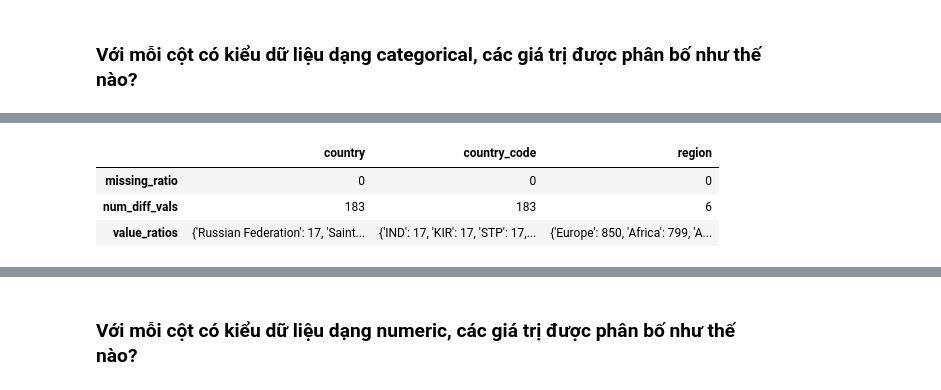
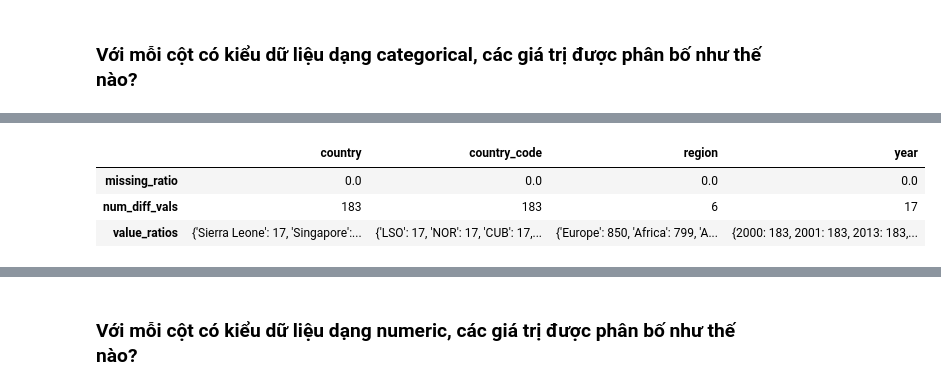
Before and after one commit to XQuyTran/Final_Project_LTKHDL, a Jupyter notebook: Final_file.ipynb, the cells around one changed output, grey strips where cells are left out. Saved outputs shown, nothing was run; the diff lists cells and outputs as text; code cells hidden in the pictures.

```diff
--- a/Final_file.ipynb
+++ b/Final_file.ipynb
@@ -5,9 +21,8 @@
 # %%
 import pandas as pd
 import numpy as np
-import re
 import matplotlib.pyplot as plt
 import seaborn as sns
-import warnings
-warnings.filterwarnings("ignore")
 import statsmodels.api as sm
+
+pd.set_option("display.max_columns", None)
@@ -14,5 +38,5 @@ import statsmodels.api as sm
 # %%
-data_df = pd.read_csv('who_life_exp.csv')
+data_df = pd.read_csv('Data/who_life_exp.csv')
 # %%
 data_df.head()
 # %% [output]
@@ -116,15 +163,16 @@ memory usage: 777.9+ KB
 # %%
 df_categorical = data_df.select_dtypes(include = 'object')
+df_categorical = pd.concat([df_categorical,data_df['year']],axis=1)
 def missing_ratio(series):
-  return series.isna().mean()
+    return series.isna().mean() * 100
 def num_diff_vals(series):
-  return series.nunique()
+    return series.nunique()
 def value_ratios(series):
-  return dict((series.value_counts()))
+    return dict((series.value_counts()))
 cate_col_profiles_df = df_categorical.agg([missing_ratio,num_diff_vals,value_ratios])
 cate_col_profiles_df
 # %% [output]
-|  | country | country_code | region |
-| missing_ratio | 0 | 0 | 0 |
-| num_diff_vals | 183 | 183 | 6 |
-| value_ratios | {'Russian Federation': 17, 'Saint... | {'IND': 17, 'KIR': 17, 'STP': 17,... | {'Europe': 850, 'Africa': 799, 'A... |
+|  | country | country_code | region | year |
+| missing_ratio | 0.0 | 0.0 | 0.0 | 0.0 |
+| num_diff_vals | 183 | 183 | 6 | 17 |
+| value_ratios | {'Sierra Leone': 17, 'Singapore':... | {'LSO': 17, 'NOR': 17, 'CUB': 17,... | {'Europe': 850, 'Africa': 799, 'A... | {2000: 183, 2001: 183, 2013: 183,... |
```
Also changed, not shown: parts of 191 cells of this notebook, 1 other file.
